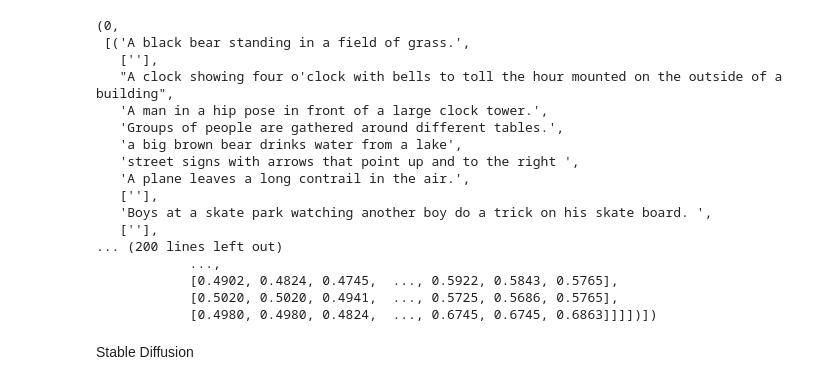
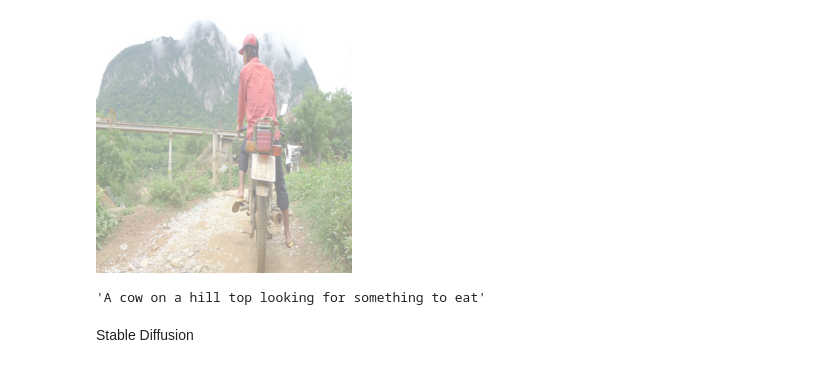
Before and after one commit to IOBananaOI/Stable_diffusion, a Jupyter notebook: test.ipynb, the cells around one changed output. Saved outputs shown, nothing was run; the diff lists cells and outputs as text; code cells hidden in the pictures.

```diff
--- a/test.ipynb
+++ b/test.ipynb
@@ -30,23 +67,16 @@ FileNotFoundError: [Errno 2] No such file or directory: 'C:\\Users\\foret\\OneDr
-# %%
-next(enumerate(dl))
-# %% [output]
-(0,
- [('A black bear standing in a field of grass.',
-   [''],
-   "A clock showing four o'clock with bells to toll the hour mounted on the outside of a building",
-   'A man in a hip pose in front of a large clock tower.',
-   'Groups of people are gathered around different tables.',
-   'a big brown bear drinks water from a lake',
-   'street signs with arrows that point up and to the right ',
-   'A plane leaves a long contrail in the air.',
-   [''],
-   'Boys at a skate park watching another boy do a trick on his skate board. ',
-   [''],
-... (200 lines left out)
-            ...,
-            [0.4902, 0.4824, 0.4745,  ..., 0.5922, 0.5843, 0.5765],
-            [0.5020, 0.5020, 0.4941,  ..., 0.5725, 0.5686, 0.5765],
-            [0.4980, 0.4980, 0.4824,  ..., 0.6745, 0.6745, 0.6863]]]])])
+# %%
+ds = SD_Dataset(config)
+# %%
+img = ds[0][1]
+# %%
+convert_tensor_to_image(img)
+# %% [output]
+[figure, added]
+# %%
+caption = ds[0][0]
+caption
+# %% [output]
+'A cow on a hill top looking for something to eat'
 # %% [markdown]
 Stable Diffusion
 # %%
```
Also changed, not shown: parts of 9 cells of this notebook, 11 other files.
